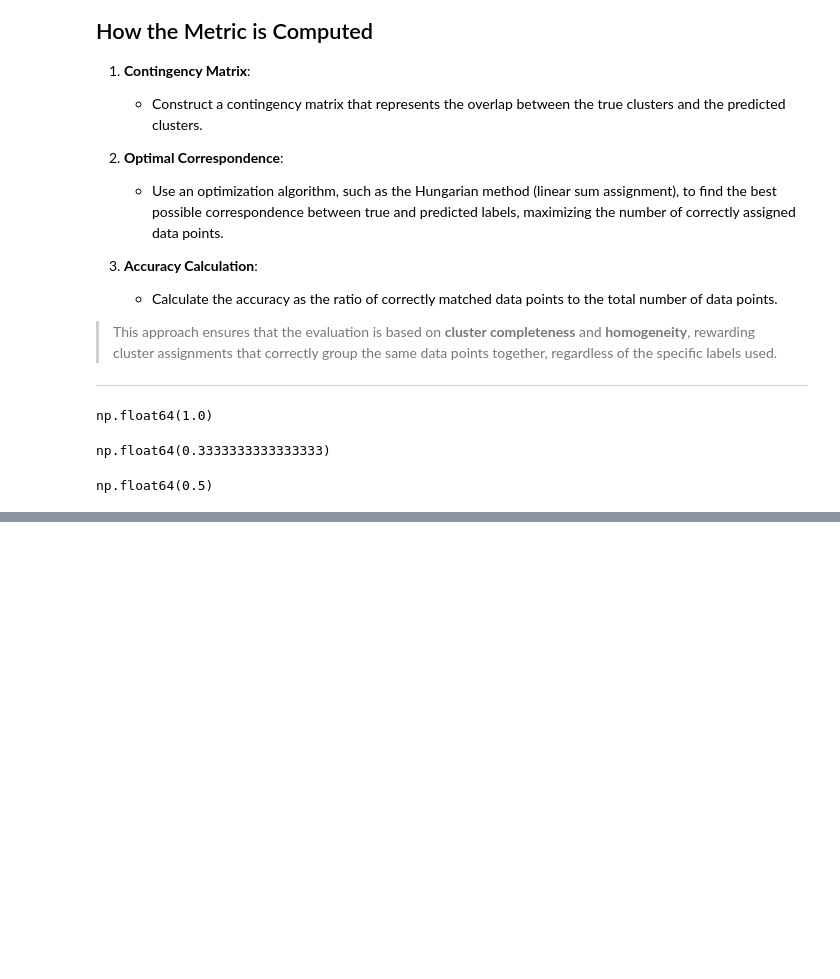
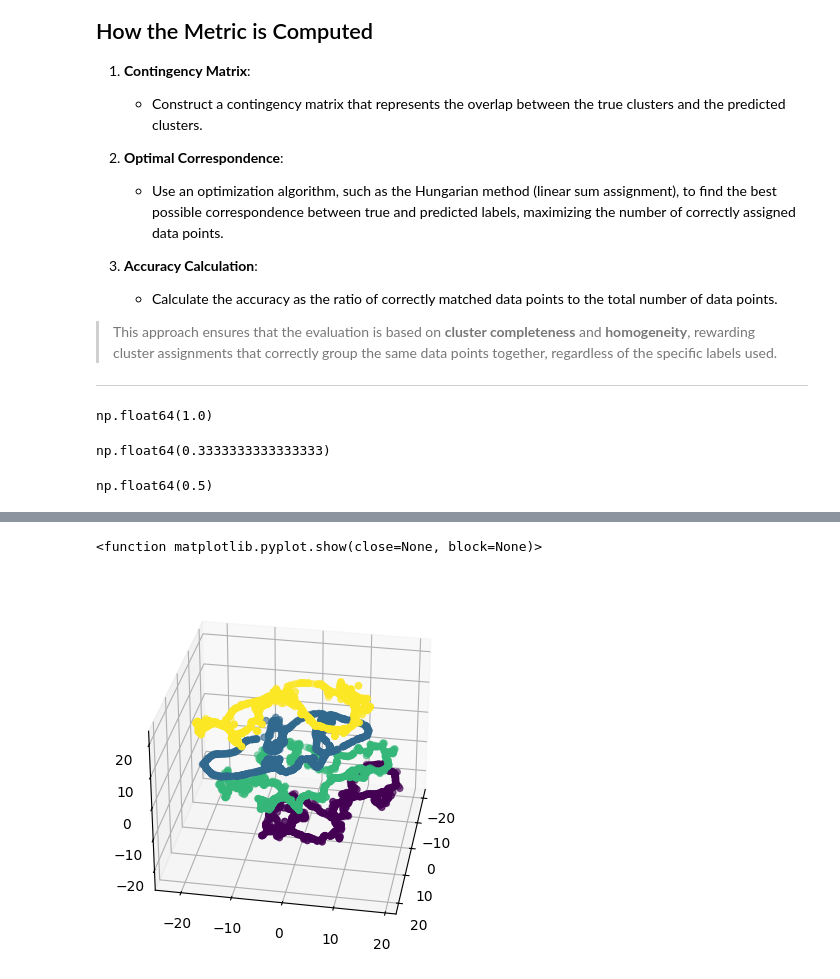
Before and after one commit to amundhby/IntroML-Prosjekt2, a Jupyter notebook: Assignment2/Chapter_2.ipynb, the cells around one changed output, grey strips where cells are left out. Saved outputs shown, nothing was run; the diff lists cells and outputs as text; code cells hidden in the pictures; blank space fills up the shorter version.

```diff
--- a/Assignment2/Chapter_2.ipynb
+++ b/Assignment2/Chapter_2.ipynb
@@ -481,0 +532,20 @@ np.float64(0.5)
+# %%
+# Prediction
+
+from sklearn.cluster import DBSCAN
+
+reduced_model = S_tsne
+
+model = DBSCAN(eps = 4, min_samples = 5)
+clusters = model.fit_predict(reduced_model)
+# %%
+# Plotting with index color
+
+fig2 = plt.figure()
+ax2 = fig2.add_subplot(projection='3d')
+ax2.view_init(elev = 30, azim = 10)
+ax2.scatter(x, y, z, c = clusters)
+plt.show
+# %% [output]
+<function matplotlib.pyplot.show(close=None, block=None)>
+[figure, added]
```
Also changed, not shown: parts of 12 cells of this notebook, 1 other file.
